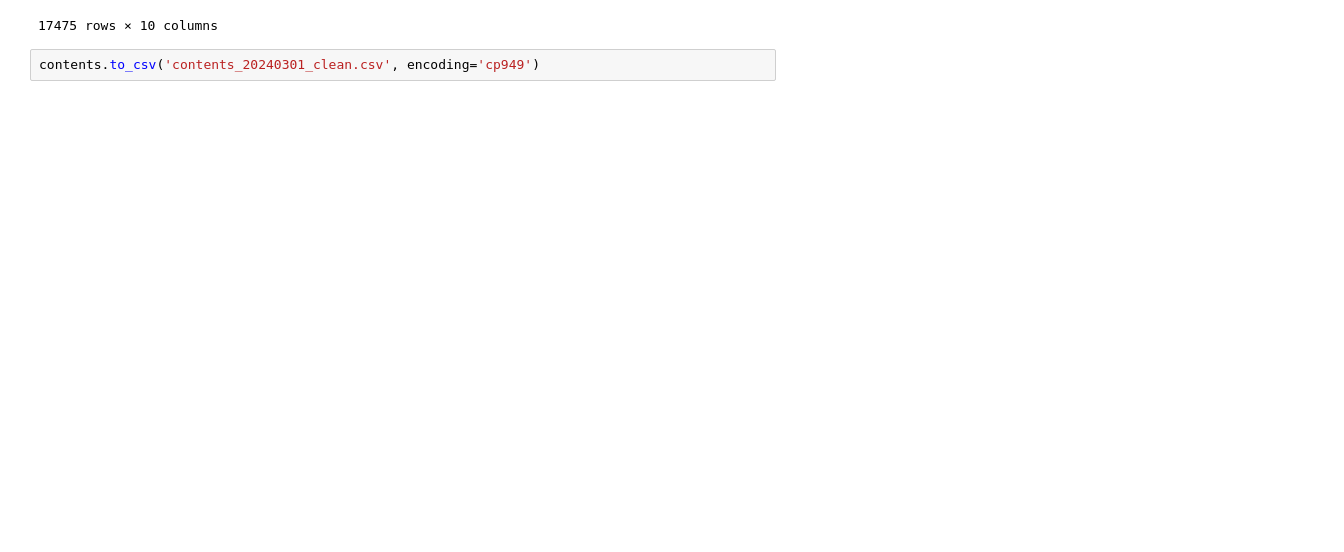
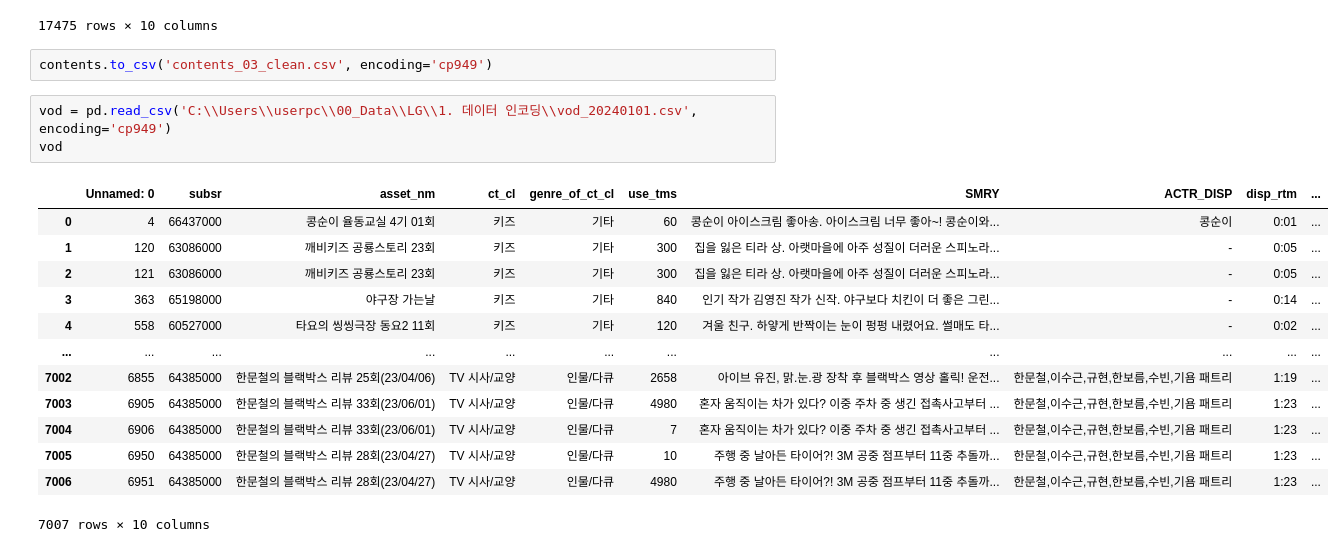
Before and after one commit to YachaeMoon/LG_HelloVision_VOD, a Jupyter notebook: 2. 데이터 전처리/2-1. 데이터 성인물 전처리.ipynb, the cells around one changed output. Drawn from its saved outputs; the diff is of its cells as text; blank space fills up the shorter version.

```diff
--- a/2. 데이터 전처리/2. 데이터 전처리.ipynb
+++ b/2. 데이터 전처리/2-1. 데이터 성인물 전처리.ipynb
@@ -60,4 +60,21 @@ contents
 | 24914 | 24915 | 66056000 | 내 이야기는 길어 | 내 이야기는 길어 1회 | TV드라마 | 외화 시리즈 | 스키야키와 자전거 외. 오늘도 하는 일 없이 엄마에게 빌붙어... | 이쿠타 토마,야스다 켄,코이케 에이코,키요하라 카야 | 00:46 | ... |
 17475 rows × 10 columns
 # %%
-contents.to_csv('contents_20240301_clean.csv', encoding='cp949')
+contents.to_csv('contents_03_clean.csv', encoding='cp949')
+# %%
+vod = pd.read_csv('C:\\Users\\userpc\\00_Data\\LG\\1. 데이터 인코딩\\vod_20240101.csv', encoding='cp949')
+vod
+# %% [output]
+|  | Unnamed: 0 | subsr | asset_nm | ct_cl | genre_of_ct_cl | use_tms | SMRY | ACTR_DISP | disp_rtm | ... |
+| 0 | 4 | 66437000 | 콩순이 율동교실 4기 01회 | 키즈 | 기타 | 60 | 콩순이 아이스크림 좋아송. 아이스크림 너무 좋아~! 콩순이와... | 콩순이 | 0:01 | ... |
+| 1 | 120 | 63086000 | 깨비키즈 공룡스토리 23회 | 키즈 | 기타 | 300 | 집을 잃은 티라 상. 아랫마을에 아주 성질이 더러운 스피노라... | - | 0:05 | ... |
+| 2 | 121 | 63086000 | 깨비키즈 공룡스토리 23회 | 키즈 | 기타 | 300 | 집을 잃은 티라 상. 아랫마을에 아주 성질이 더러운 스피노라... | - | 0:05 | ... |
+| 3 | 363 | 65198000 | 야구장 가는날 | 키즈 | 기타 | 840 | 인기 작가 김영진 작가 신작. 야구보다 치킨이 더 좋은 그린... | - | 0:14 | ... |
+| 4 | 558 | 60527000 | 타요의 씽씽극장 동요2 11회 | 키즈 | 기타 | 120 | 겨울 친구. 하얗게 반짝이는 눈이 펑펑 내렸어요. 썰매도 타... | - | 0:02 | ... |
+| ... | ... | ... | ... | ... | ... | ... | ... | ... | ... | ... |
+| 7002 | 6855 | 64385000 | 한문철의 블랙박스 리뷰 25회(23/04/06) | TV 시사/교양 | 인물/다큐 | 2658 | 아이브 유진, 맑.눈.광 장착 후 블랙박스 영상 홀릭! 운전... | 한문철,이수근,규현,한보름,수빈,기욤 패트리 | 1:19 | ... |
+| 7003 | 6905 | 64385000 | 한문철의 블랙박스 리뷰 33회(23/06/01) | TV 시사/교양 | 인물/다큐 | 4980 | 혼자 움직이는 차가 있다? 이중 주차 중 생긴 접촉사고부터 ... | 한문철,이수근,규현,한보름,수빈,기욤 패트리 | 1:23 | ... |
+| 7004 | 6906 | 64385000 | 한문철의 블랙박스 리뷰 33회(23/06/01) | TV 시사/교양 | 인물/다큐 | 7 | 혼자 움직이는 차가 있다? 이중 주차 중 생긴 접촉사고부터 ... | 한문철,이수근,규현,한보름,수빈,기욤 패트리 | 1:23 | ... |
+| 7005 | 6950 | 64385000 | 한문철의 블랙박스 리뷰 28회(23/04/27) | TV 시사/교양 | 인물/다큐 | 10 | 주행 중 날아든 타이어?! 3M 공중 점프부터 11중 추돌까... | 한문철,이수근,규현,한보름,수빈,기욤 패트리 | 1:23 | ... |
+| 7006 | 6951 | 64385000 | 한문철의 블랙박스 리뷰 28회(23/04/27) | TV 시사/교양 | 인물/다큐 | 4980 | 주행 중 날아든 타이어?! 3M 공중 점프부터 11중 추돌까... | 한문철,이수근,규현,한보름,수빈,기욤 패트리 | 1:23 | ... |
+7007 rows × 10 columns
```
Also changed, not shown: parts of 5 cells of this notebook, 13 other files.
